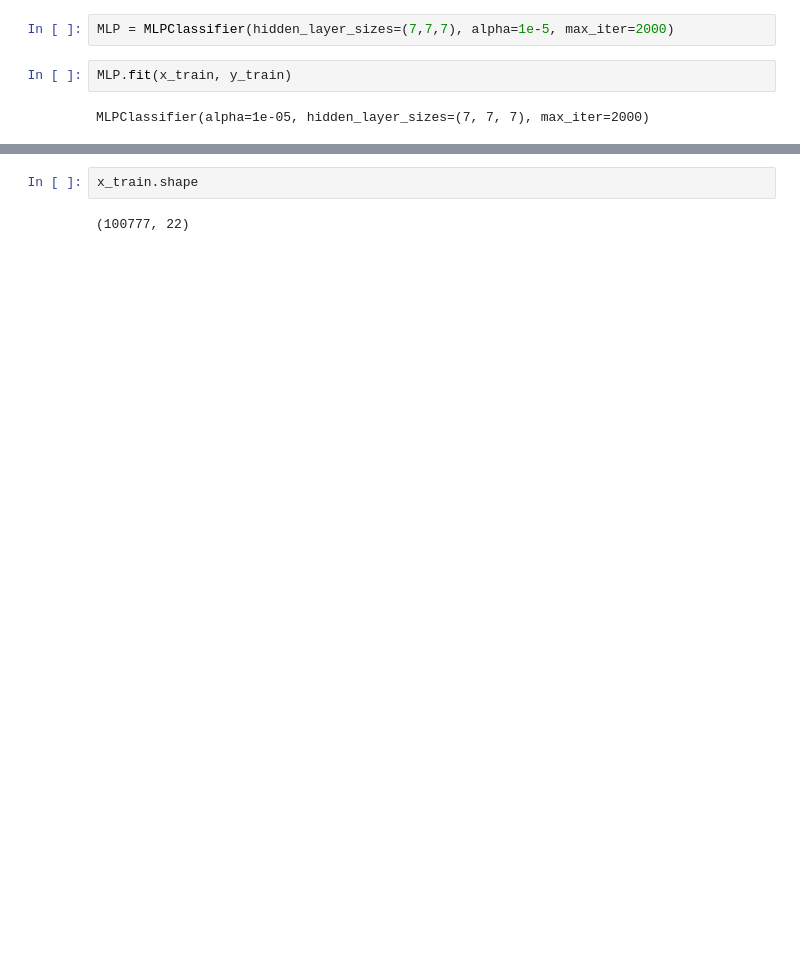
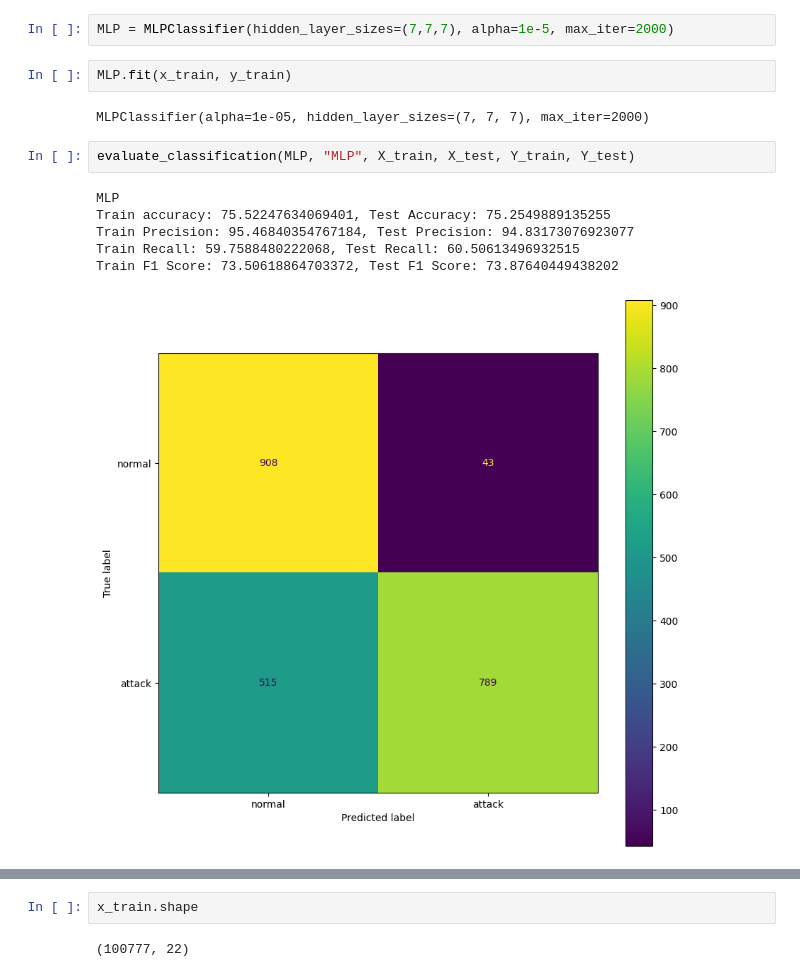
Before and after one commit to SiddharthSahani/Sem4-MiniProj, a Jupyter notebook: main.ipynb, the cells around one changed output, grey strips where cells are left out. Cells and saved outputs as stored; diff of their text form; blank space fills up the shorter version.

```diff
--- a/main.ipynb
+++ b/main.ipynb
@@ -183,6 +203,15 @@ MLP = MLPClassifier(hidden_layer_sizes=(7,7,7), alpha=1e-5, max_iter=2000)
 MLP.fit(x_train, y_train)
 # %% [output]
 MLPClassifier(alpha=1e-05, hidden_layer_sizes=(7, 7, 7), max_iter=2000)
+# %%
+evaluate_classification(MLP, "MLP", X_train, X_test, Y_train, Y_test)
+# %% [output]
+MLP
+Train accuracy: 75.52247634069401, Test Accuracy: 75.2549889135255
+Train Precision: 95.46840354767184, Test Precision: 94.83173076923077
+Train Recall: 59.7588480222068, Test Recall: 60.50613496932515
+Train F1 Score: 73.50618864703372, Test F1 Score: 73.87640449438202
+[figure, added]
 # %%
 metrics.accuracy_score(Y_data, MLP.predict(x_data))
 # %% [output]
```
Also changed, not shown: parts of 7 cells of this notebook, 7 other files.
